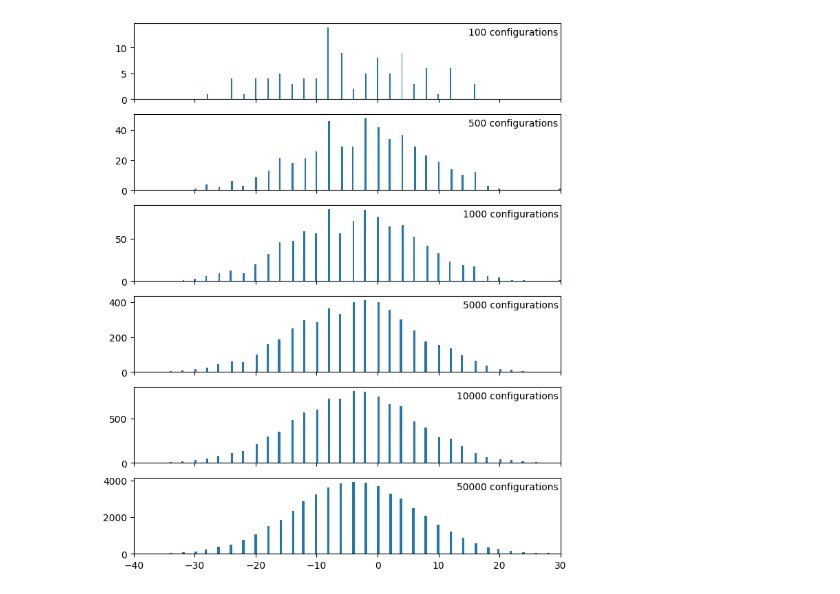
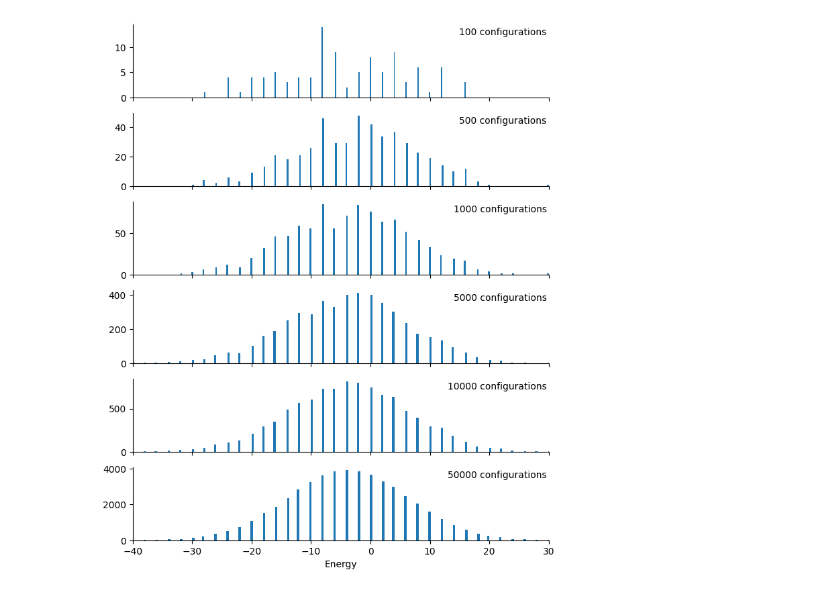
Before and after one commit to Iddmeister/IsingModel, a Jupyter notebook: visual.ipynb, the cells around one changed output. Cells and saved outputs as stored; diff of their text form; code cells hidden in the pictures.

Commit message:
Formatted graphs

```diff
--- a/visual.ipynb
+++ b/visual.ipynb
@@ -1,44 +1,29 @@
 # %%
 import pandas as pd
 import numpy as np
 import matplotlib.pyplot as plt
 
 allData = pd.read_csv("output.csv")
-# df.hist("energy")
-# df.hist("magnetism")#
 
 fig, axs = plt.subplots(6, figsize=(8, 10), sharex=True)
+
+axs[-1].set_xlabel("Energy")
 
 def plotHist(numConfigs, ax):
     df = allData.loc[0:numConfigs]
     ax.hist(df["energy"], bins=200)
     ax.annotate(str(numConfigs)+" configurations", xy=(0.995, 0.95), xycoords="axes fraction", horizontalalignment="right", verticalalignment="top")
     ax.set_xlim(-40, 30)
-    # print(stats.normaltest(df["energy"]))
+    ax.spines['top'].set_color('#FFFFFF')
+    ax.spines['right'].set_color('#FFFFFF')
 
 numConfigs = [100, 500, 1000, 5000, 10000, 50000]
 
 for n in range(0, 6):
     plotHist(numConfigs[n], axs[n])
 
+fig.suptitle(f"Energy Distribution at % K".format())
 
-# axs[0].hist(df.loc[0:100]["energy"], bins=200)
-# axs[1].hist(df.loc[0:500]["energy"], bins=200)
-# axs[2].hist(df.loc[0:1000]["energy"], bins=200)
-# axs[3].hist(df.loc[0:5000]["energy"], bins=200)
-# axs[4].hist(df.loc[0:10000]["energy"], bins=200)
-# axs[5].hist(df.loc[0:50000]["energy"], bins=200)
-
-
-
-
-
-# std = np.std(df["energy"])
-# variance = 1
-# mean = 0#df["energy"].mean()
-# x = np.arange(-5,5,.01)
-# f = np.exp(-np.square(x-mean)/2*variance)/(np.sqrt(2*np.pi*variance))
-# plt.plot(x, f)
-# plt.show()
+fig.savefig("images/Energy_Distribution_Vs_Configurations")
 # %% [output]
-[figure, old version]
+[figure, new version]
```
